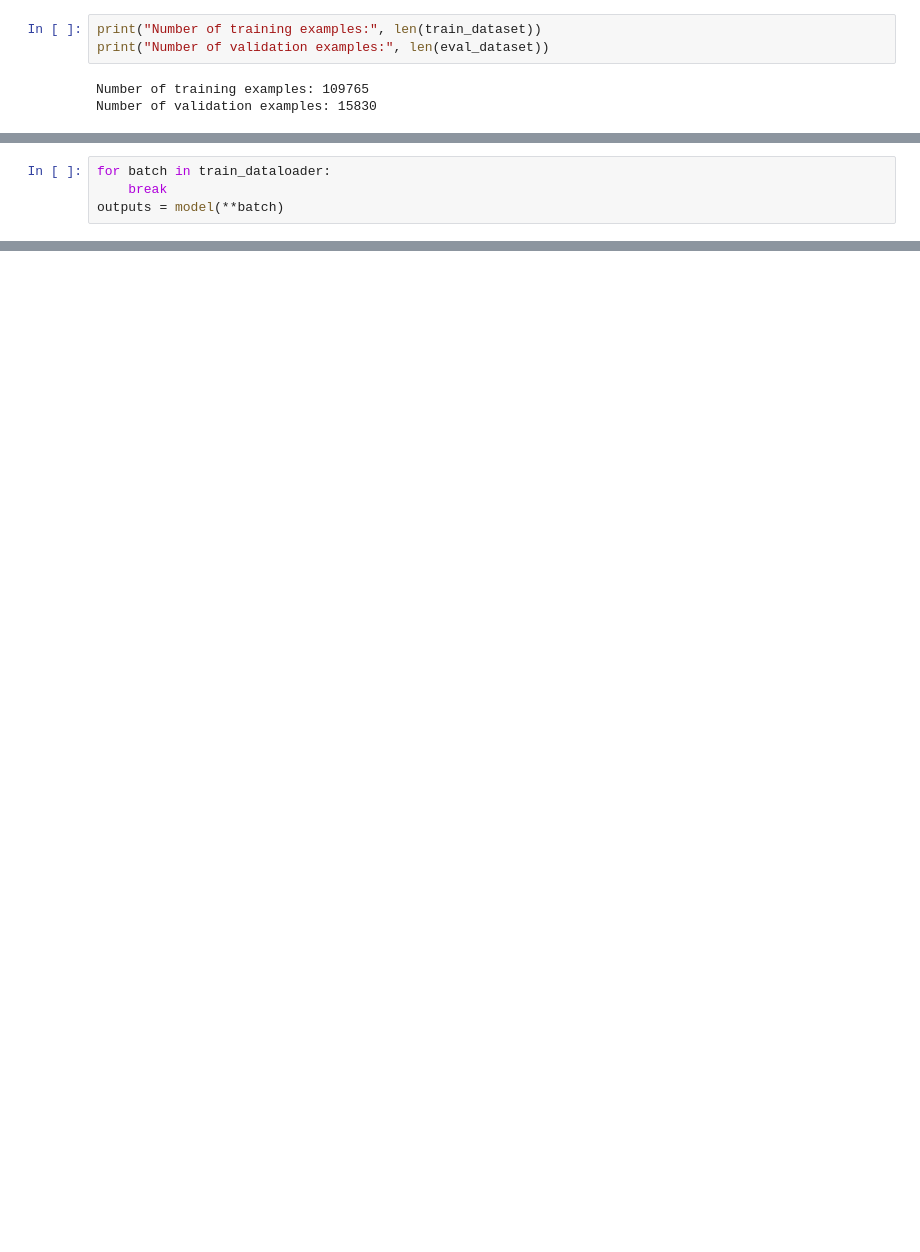
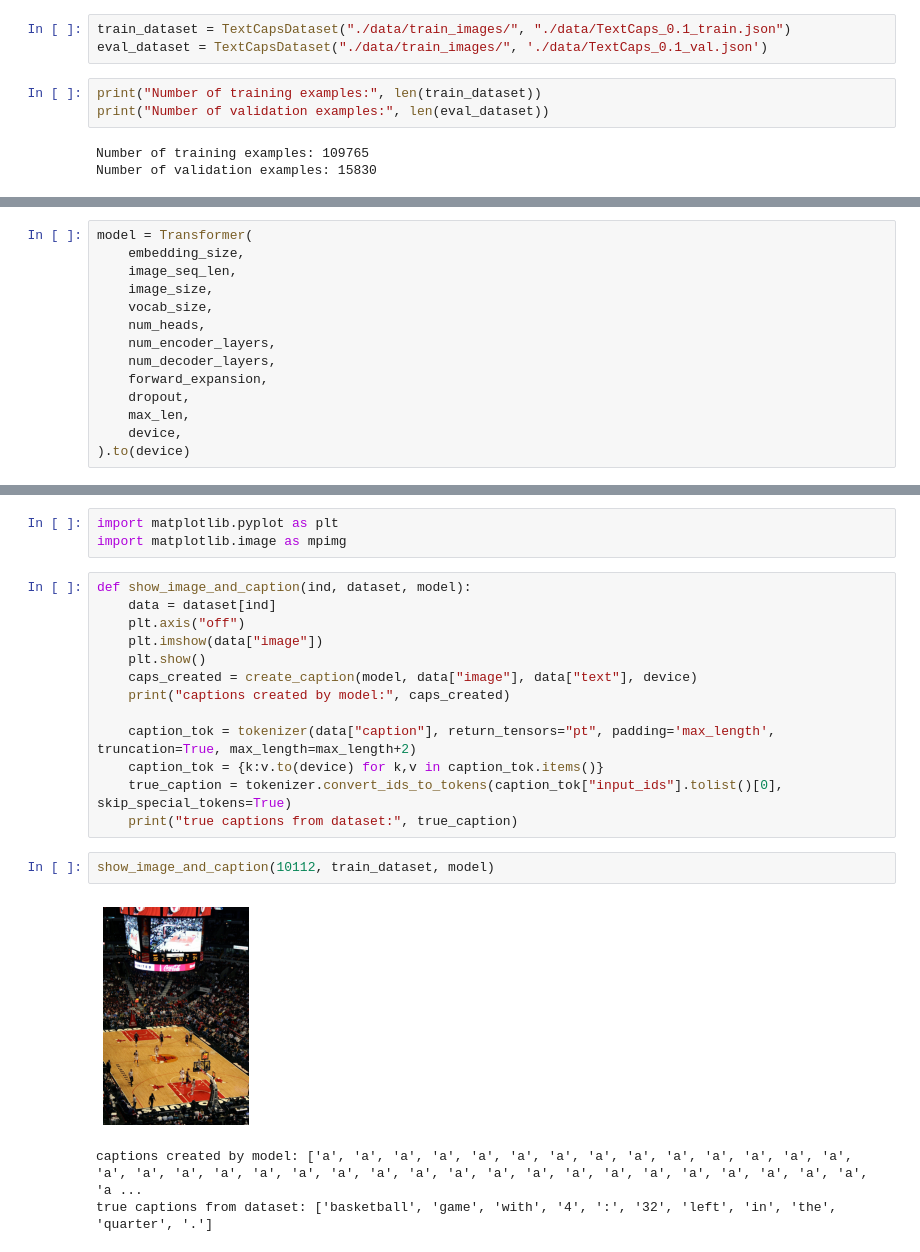
Before and after one commit to jiangxian0613/acv-indiv-OCR-based-img-captioning, a Jupyter notebook: OCR-based image captioning.ipynb, the cells around one changed output, grey strips where cells are left out. Drawn from its saved outputs; the diff is of its cells as text; blank space fills up the shorter version.

```diff
--- a/OCR-based image captioning.ipynb
+++ b/OCR-based image captioning.ipynb
@@ -77,3 +83,6 @@ eval_dataset = TextCapsDataset("./Dataset/train-images/",
+# %%
+train_dataset = TextCapsDataset("./data/train_images/", "./data/TextCaps_0.1_train.json")
+eval_dataset = TextCapsDataset("./data/train_images/", './data/TextCaps_0.1_val.json')
 # %%
 print("Number of training examples:", len(train_dataset))
 print("Number of validation examples:", len(eval_dataset))
@@ -273,4 +173,0 @@ MultimodalBertClassifier(
-# %%
-for batch in train_dataloader:
-    break
-outputs = model(**batch)
@@ -279 +325,15 @@ RuntimeError: Expected target size [16, 30522], got [16, 100]
+# %%
+model = Transformer(
+    embedding_size,
+    image_seq_len,
+    image_size,
+    vocab_size,
+    num_heads,
+    num_encoder_layers,
+    num_decoder_layers,
+    forward_expansion,
+    dropout,
+    max_len,
+    device,
+).to(device)
 # %%
@@ -383,0 +420,22 @@ trainer.log_metrics("test", metrics)
+# %%
+import matplotlib.pyplot as plt
+import matplotlib.image as mpimg
+# %%
+def show_image_and_caption(ind, dataset, model):
+    data = dataset[ind]
+    plt.axis("off")
+    plt.imshow(data["image"])
+    plt.show()
+    caps_created = create_caption(model, data["image"], data["text"], device)
+    print("captions created by model:", caps_created)
+
+    caption_tok = tokenizer(data["caption"], return_tensors="pt", padding='max_length', truncation=True, max_length=max_length+2)
+    caption_tok = {k:v.to(device) for k,v in caption_tok.items()}
+    true_caption = tokenizer.convert_ids_to_tokens(caption_tok["input_ids"].tolist()[0], skip_special_tokens=True)
+    print("true captions from dataset:", true_caption)
+# %%
+show_image_and_caption(10112, train_dataset, model)
+# %% [output]
+[figure, added]
+captions created by model: ['a', 'a', 'a', 'a', 'a', 'a', 'a', 'a', 'a', 'a', 'a', 'a', 'a', 'a', 'a', 'a', 'a', 'a', 'a', 'a', 'a', 'a', 'a', 'a', 'a', 'a', 'a', 'a', 'a', 'a', 'a', 'a', 'a', 'a', 'a ...
+true captions from dataset: ['basketball', 'game', 'with', '4', ':', '32', 'left', 'in', 'the', 'quarter', '.']
```
Also changed, not shown: parts of 47 cells of this notebook.
